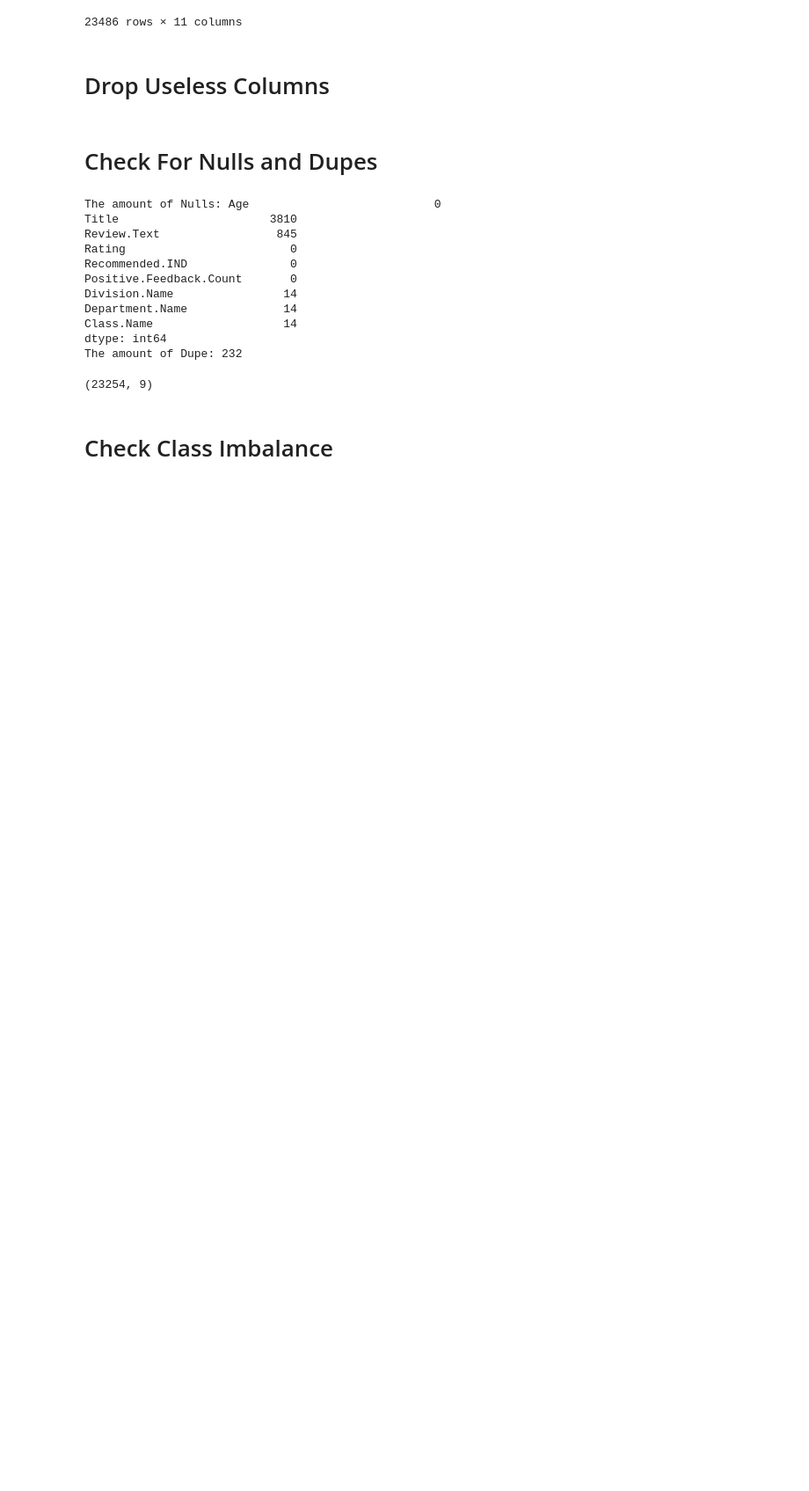
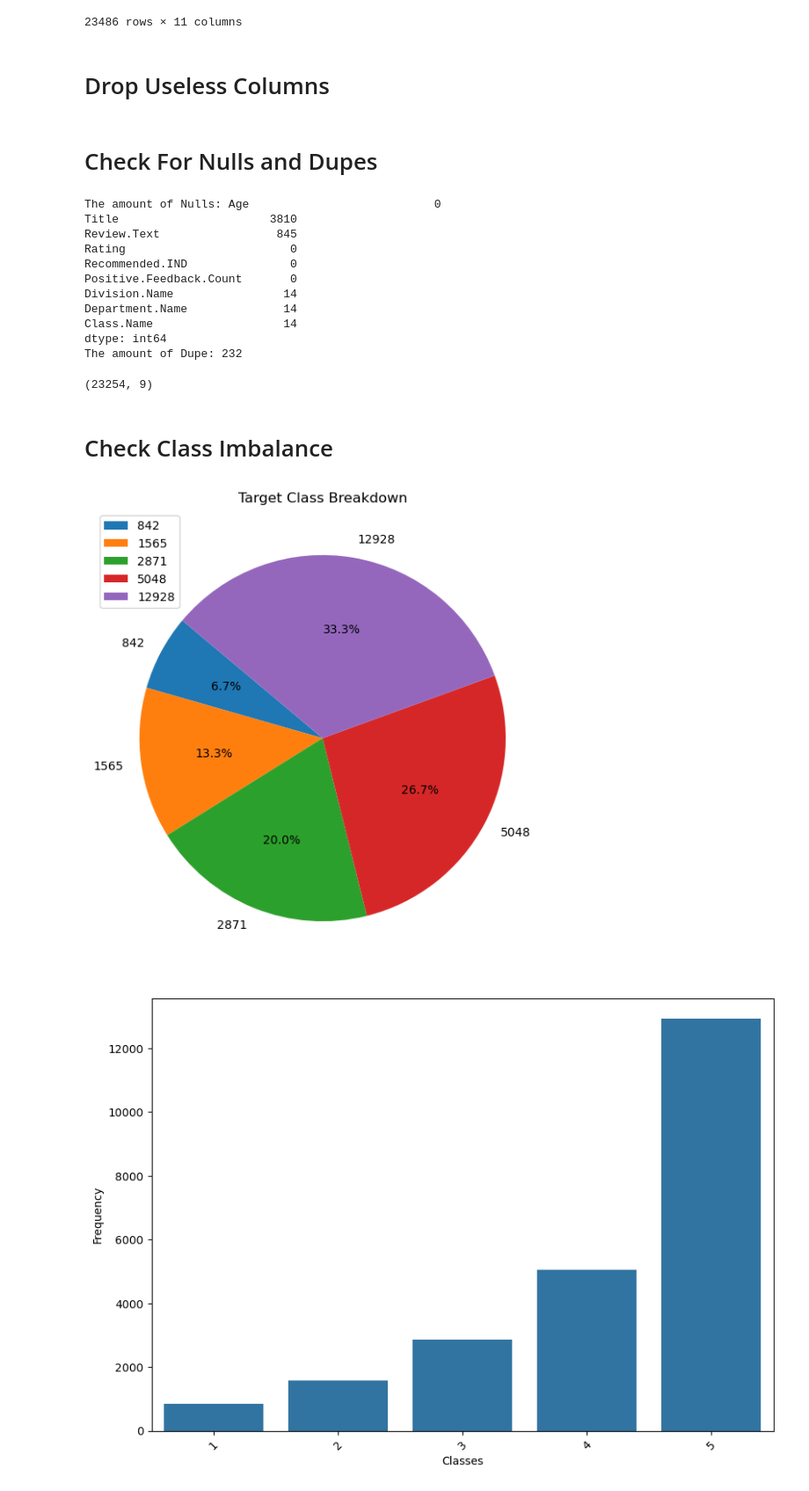
Before and after one commit to MaukanMir/Women-Ecommerce-Analysis, a Jupyter notebook: training.ipynb, the cells around one changed output. Shown at 88% size. Drawn from its saved outputs; the diff is of its cells as text; code cells hidden in the pictures; blank space fills up the shorter version.

```diff
--- a/training.ipynb
+++ b/training.ipynb
@@ -81,3 +81,8 @@ df.shape
 (23254, 9)
 # %% [markdown]
 # Check Class Imbalance
+# %%
+check_class_imbalance(df["Rating"])
+# %% [output]
+[figure, added]
+[figure, added]
```
